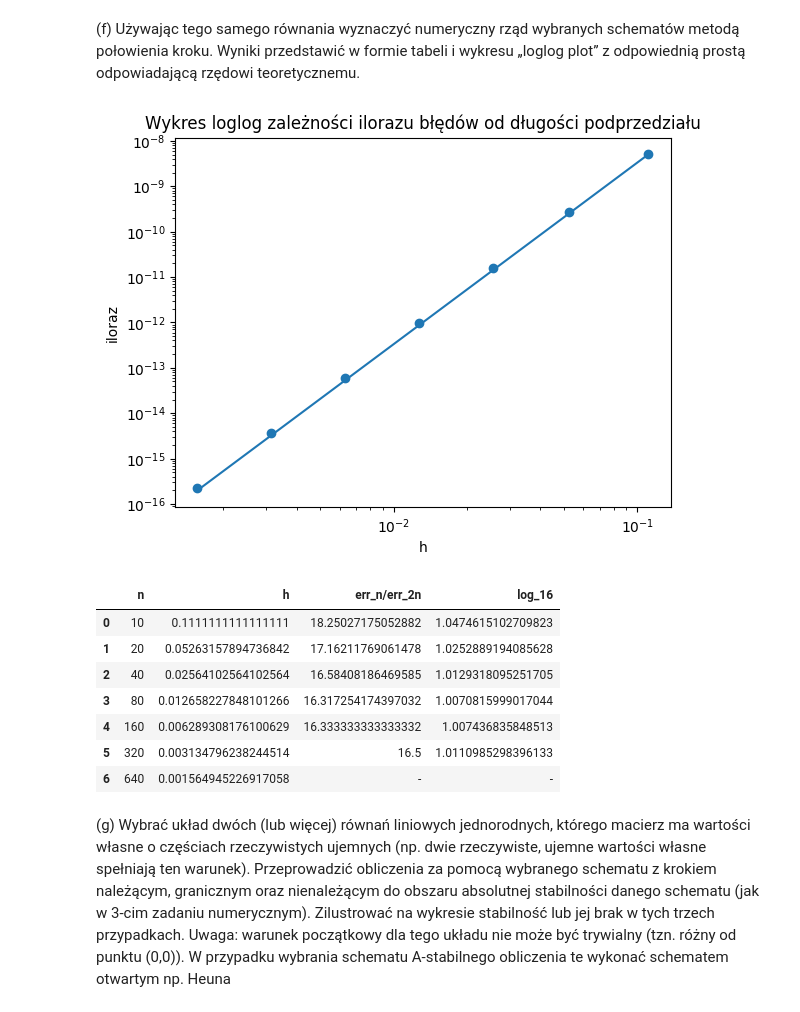
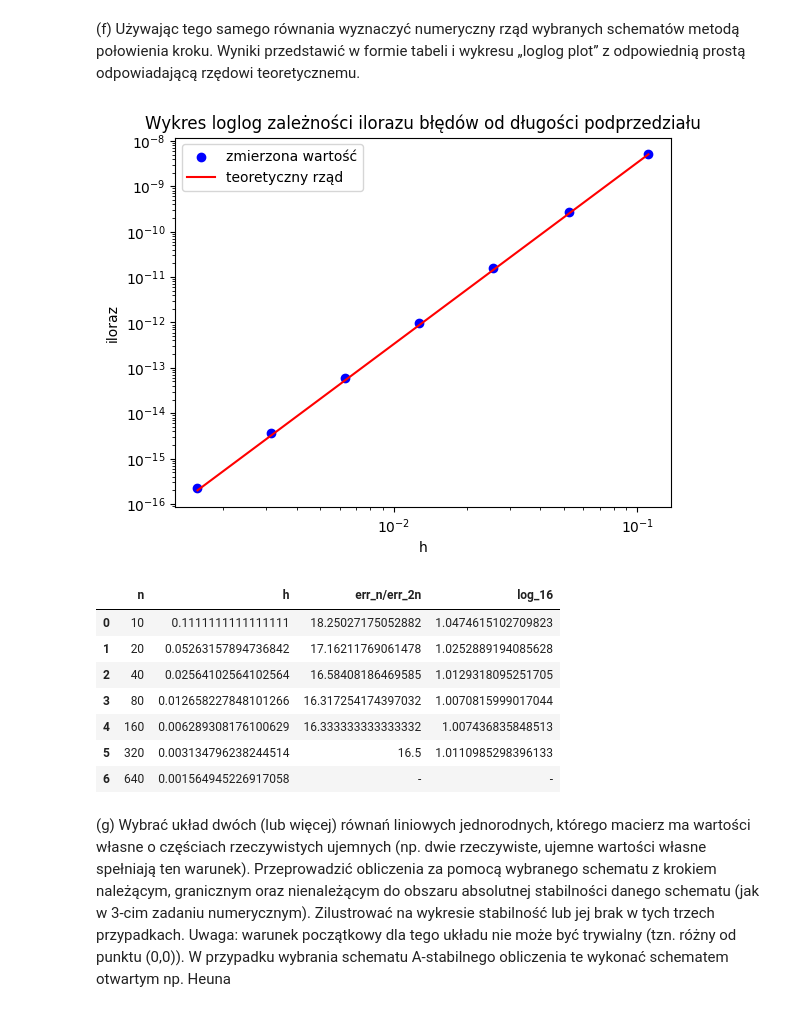
Before and after one commit to Hel4r/projekt-zaliczeniowy, a Jupyter notebook: projekt-zaliczeniowy.ipynb, the cells around one changed output. Drawn from its saved outputs; the diff is of its cells as text; code cells hidden in the pictures.

```diff
--- a/projekt-zaliczeniowy.ipynb
+++ b/projekt-zaliczeniowy.ipynb
@@ -188,7 +185,7 @@ draw(rk(100))
 # %% [markdown]
 Warto też zobaczyć rysunek rozwiązania na większym przedziale $[0,10].$
 # %%
-def rk(n):
+def rk2(n):
     x=np.zeros(n)
     h=10/(n-1)
     x[0] = 1/2
@@ -196,11 +193,11 @@ def rk(n):
         x[k+1] = x[k] + h*((1/8)*K1(x[k], h) + (3/8)*K2(x[k], h) + (3/8)*K3(x[k], h) + (1/8)*K4(x[k], h))
     return x
 
-x = rk(100)
+x = rk2(100)
 
 t = np.linspace(0, 10, 100)
 plt.plot(t, f(t), color = 'blue')
-plt.scatter(t, rk(100), color = 'red', s = 10)
+plt.scatter(t, x, color = 'red', s = 10)
 plt.plot()
 # %% [output]
 []
@@ -211,36 +208,37 @@ plt.plot()
 def err(x):
     return np.abs(x[len(x)-1] - f(1))
 
 ns = [5*2**i for i in range(1, 8)] # przy gęstszej siatce iloraz zaczyna być niedeterministyczny z powodu błędów na poziomie reprezentacji
 hs = [1/(k-1) for k in ns]
 
 errs = []
 for n in ns:
     errs.append(err(rk(n)))
 
 iloraz_bledow = []
 for i in range(len(errs)-1):
     iloraz_bledow.append(errs[i]/errs[i+1])
 
 ps = [np.log(p)/np.log(16) for p in iloraz_bledow]
 
-plt.scatter(hs, errs)
-plt.plot(hs, [errs[0]/(hs[0]**4) * (h**4) for h in hs])
+plt.scatter(hs, errs, color = 'blue', label = 'zmierzona wartość')
+plt.plot(hs, [errs[0]/(hs[0]**4) * (h**4) for h in hs], color = 'red', label = 'teoretyczny rząd')
 plt.xscale('log')
 plt.yscale('log')
 plt.xlabel('h')
 plt.ylabel('iloraz')
 plt.title('Wykres loglog zależności ilorazu błędów od długości podprzedziału')
+plt.legend()
 plt.show()
 
 iloraz_bledow.append('-')
 ps.append('-')
 tabela = np.vstack([ns, hs, iloraz_bledow, ps])
 tabela = pd.DataFrame(tabela.T)
 tabela.columns = ['n', 'h', 'err_n/err_2n', 'log_16']
 tabela
 # %% [output]
-[figure, old version]
+[figure, new version]
 |  | n | h | err_n/err_2n | log_16 |
 | 0 | 10 | 0.1111111111111111 | 18.25027175052882 | 1.0474615102709823 |
 | 1 | 20 | 0.05263157894736842 | 17.16211769061478 | 1.0252889194085628 |
```
Also changed, not shown: parts of 6 cells of this notebook.
